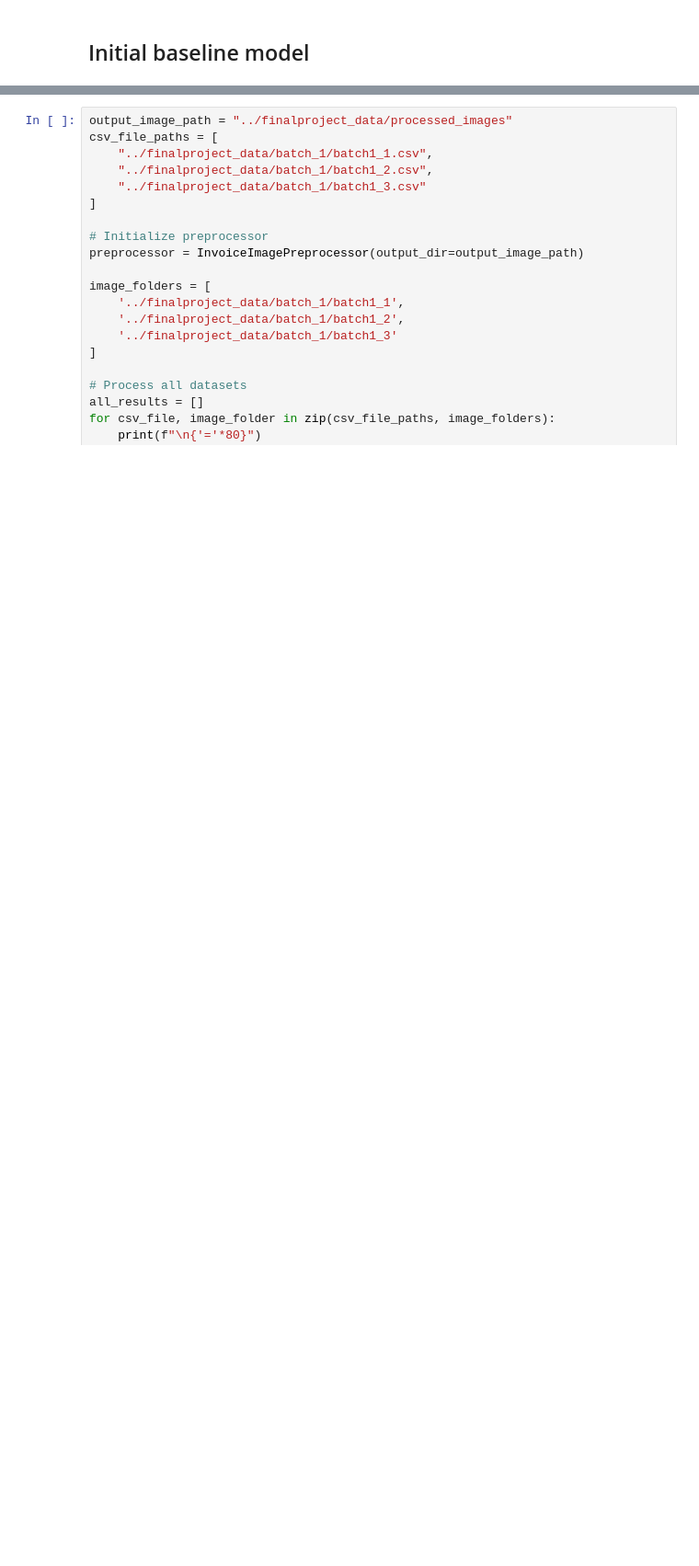
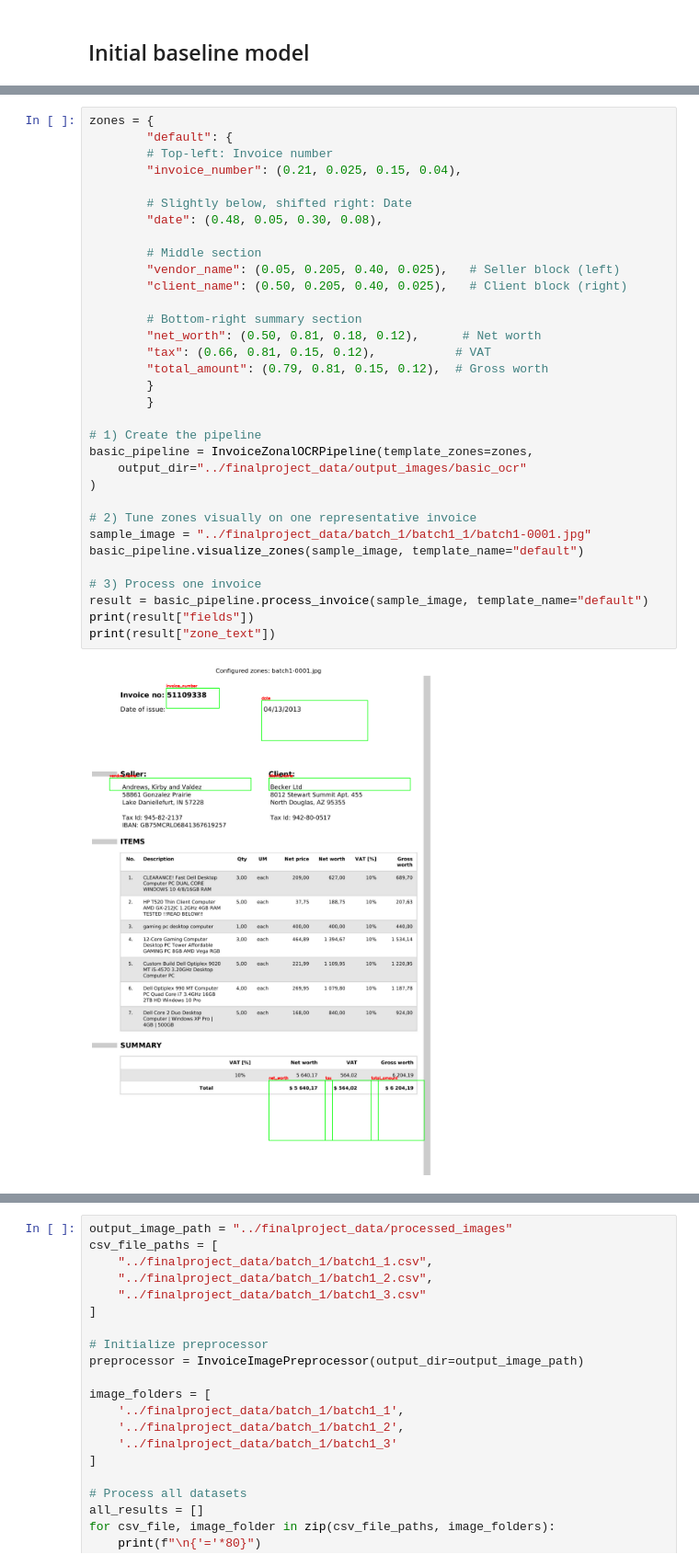
Before and after one commit to hungtran10/dsan6500-finalproject, a Jupyter notebook: models.ipynb, the cells around one changed output, grey strips where cells are left out. Shown at 92% size. Saved outputs shown, nothing was run; the diff lists cells and outputs as text; blank space fills up the shorter version.

```diff
--- a/models.ipynb
+++ b/models.ipynb
@@ -22,0 +32,35 @@ from scripts.models import *
+# %%
+zones = {
+        "default": {
+        # Top-left: Invoice number
+        "invoice_number": (0.21, 0.025, 0.15, 0.04),
+
+        # Slightly below, shifted right: Date
+        "date": (0.48, 0.05, 0.30, 0.08),
+
+        # Middle section
+        "vendor_name": (0.05, 0.205, 0.40, 0.025),   # Seller block (left)
+        "client_name": (0.50, 0.205, 0.40, 0.025),   # Client block (right)
+
+        # Bottom-right summary section
+        "net_worth": (0.50, 0.81, 0.18, 0.12),      # Net worth
+        "tax": (0.66, 0.81, 0.15, 0.12),           # VAT
+        "total_amount": (0.79, 0.81, 0.15, 0.12),  # Gross worth
+        }
+        }
+
+# 1) Create the pipeline
+basic_pipeline = InvoiceZonalOCRPipeline(template_zones=zones,
+    output_dir="../finalproject_data/output_images/basic_ocr"
+)
+
+# 2) Tune zones visually on one representative invoice
+sample_image = "../finalproject_data/batch_1/batch1_1/batch1-0001.jpg"
+basic_pipeline.visualize_zones(sample_image, template_name="default")
+
+# 3) Process one invoice
+result = basic_pipeline.process_invoice(sample_image, template_name="default")
+print(result["fields"])
+print(result["zone_text"])
+# %% [output]
+[figure, added]
```
Also changed, not shown: parts of 18 cells of this notebook, 8 other files.
